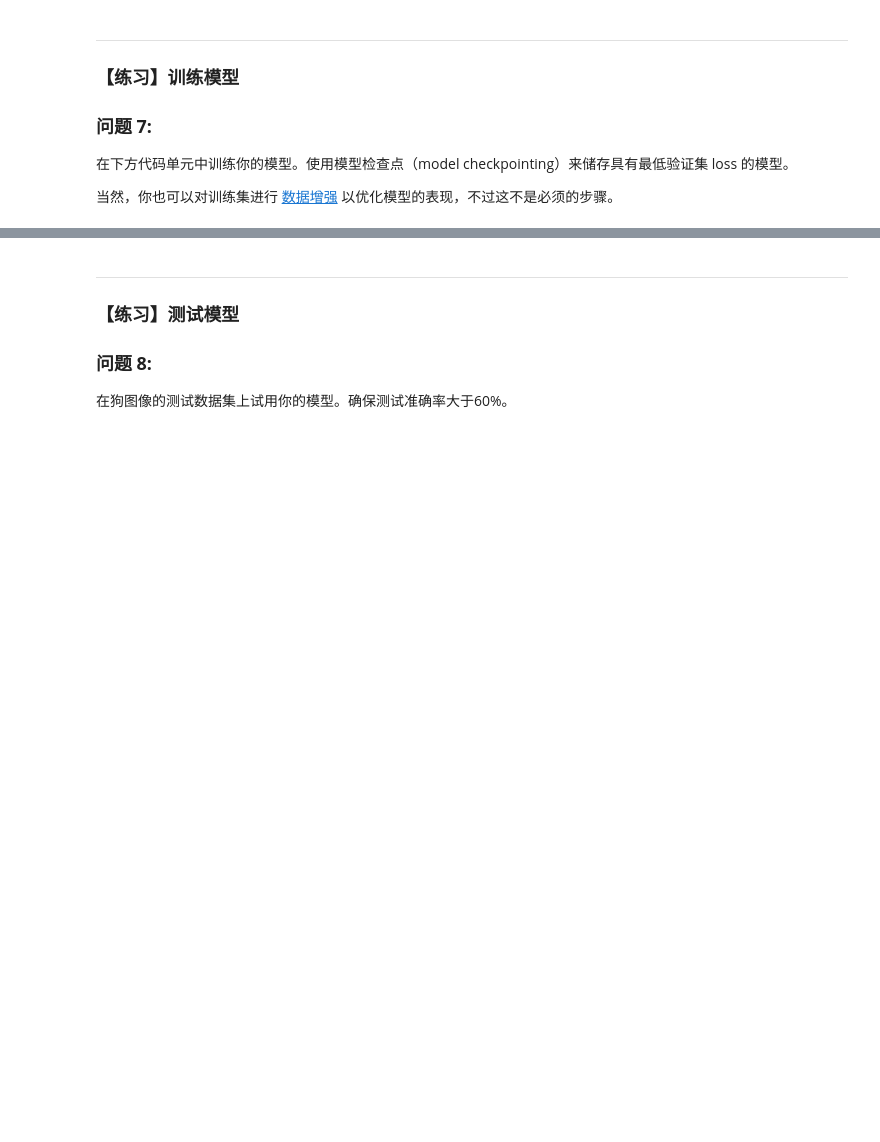
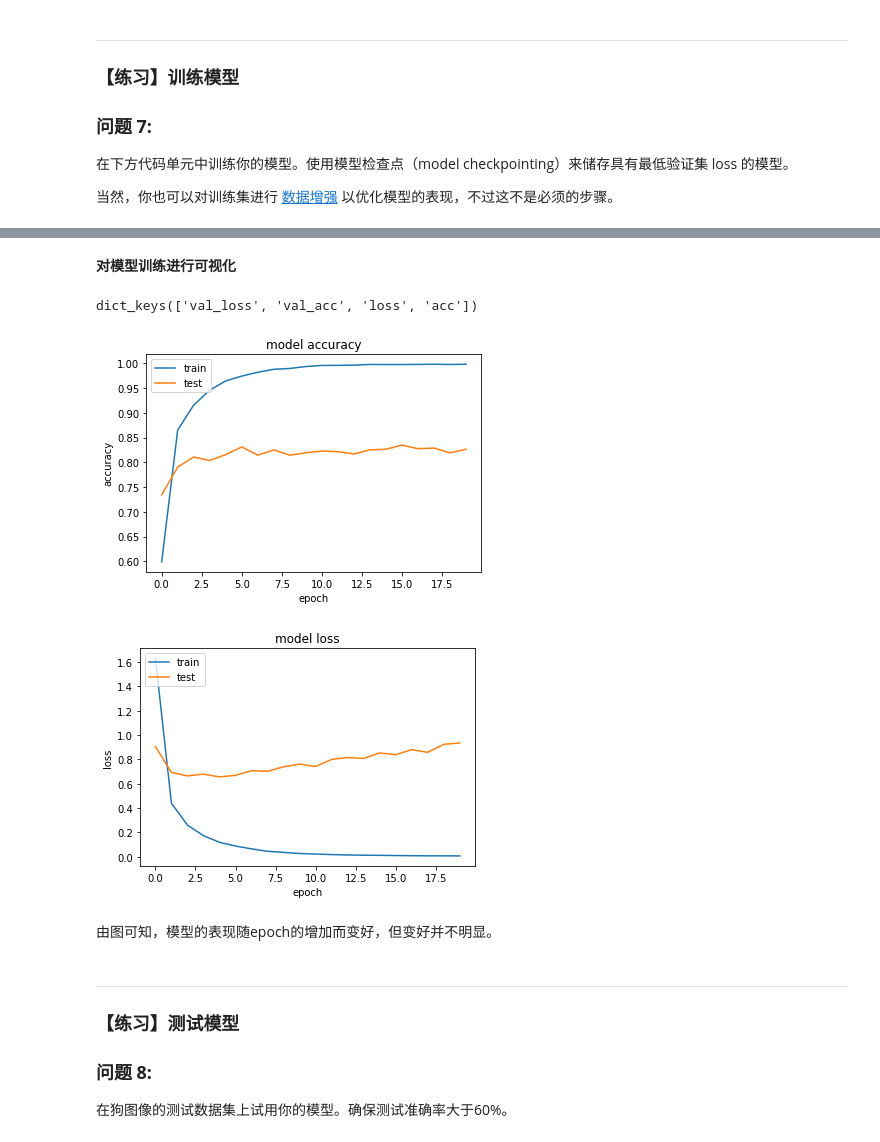
Before and after one commit to Klison/Dog_Project-master, a Jupyter notebook: dog_app_zh.ipynb, the cells around one changed output, grey strips where cells are left out. Cells and saved outputs as stored; diff of their text form; code cells hidden in the pictures; blank space fills up the shorter version.

```diff
--- a/dog_app_zh.ipynb
+++ b/dog_app_zh.ipynb
@@ -716,11 +800,11 @@ Resnet50_model.compile(loss='categorical_crossentropy', optimizer='rmsprop', met
 ### TODO: 训练模型
 checkpointer = ModelCheckpoint(filepath='saved_models/weights.best.Resnet50.hdf5',
                                verbose=1, save_best_only=True)
+earlystopping = EarlyStopping(monitor='val_loss', min_delta=0, patience=20, verbose=1, mode='auto')
 
-Resnet50_model.fit(train_Resnet50, train_targets,
+history = Resnet50_model.fit(train_Resnet50, train_targets,
           validation_data=(valid_Resnet50, valid_targets),
-          epochs=20, batch_size=20, callbacks=[checkpointer], verbose=1)
-#
+          epochs=20, batch_size=20, callbacks=[checkpointer,earlystopping], verbose=1)
 # %% [output]
 Train on 6680 samples, validate on 835 samples
 Epoch 1/20
@@ -743,3 +826,30 @@ Epoch 20/20
+# %% [markdown]
+__对模型训练进行可视化__
+# %%
+# list all data in history
+print(history.history.keys())
+# summarize history for accuracy
+plt.plot(history.history['acc'])
+plt.plot(history.history['val_acc'])
+plt.title('model accuracy')
+plt.ylabel('accuracy')
+plt.xlabel('epoch')
+plt.legend(['train', 'test'], loc='upper left')
+plt.show()
+# summarize history for loss
+plt.plot(history.history['loss'])
+plt.plot(history.history['val_loss'])
+plt.title('model loss')
+plt.ylabel('loss')
+plt.xlabel('epoch')
+plt.legend(['train', 'test'], loc='upper left')
+plt.show()
+# %% [output]
+dict_keys(['val_loss', 'val_acc', 'loss', 'acc'])
+[figure, added]
+[figure, added]
+# %% [markdown]
+由图可知，模型的表现随epoch的增加而变好，但变好并不明显。
 # %%
 ### TODO: 加载具有最佳验证loss的模型权重
 Resnet50_model.load_weights('saved_models/weights.best.Resnet50.hdf5')
```
Also changed, not shown: parts of 63 cells of this notebook, 1 other file.
